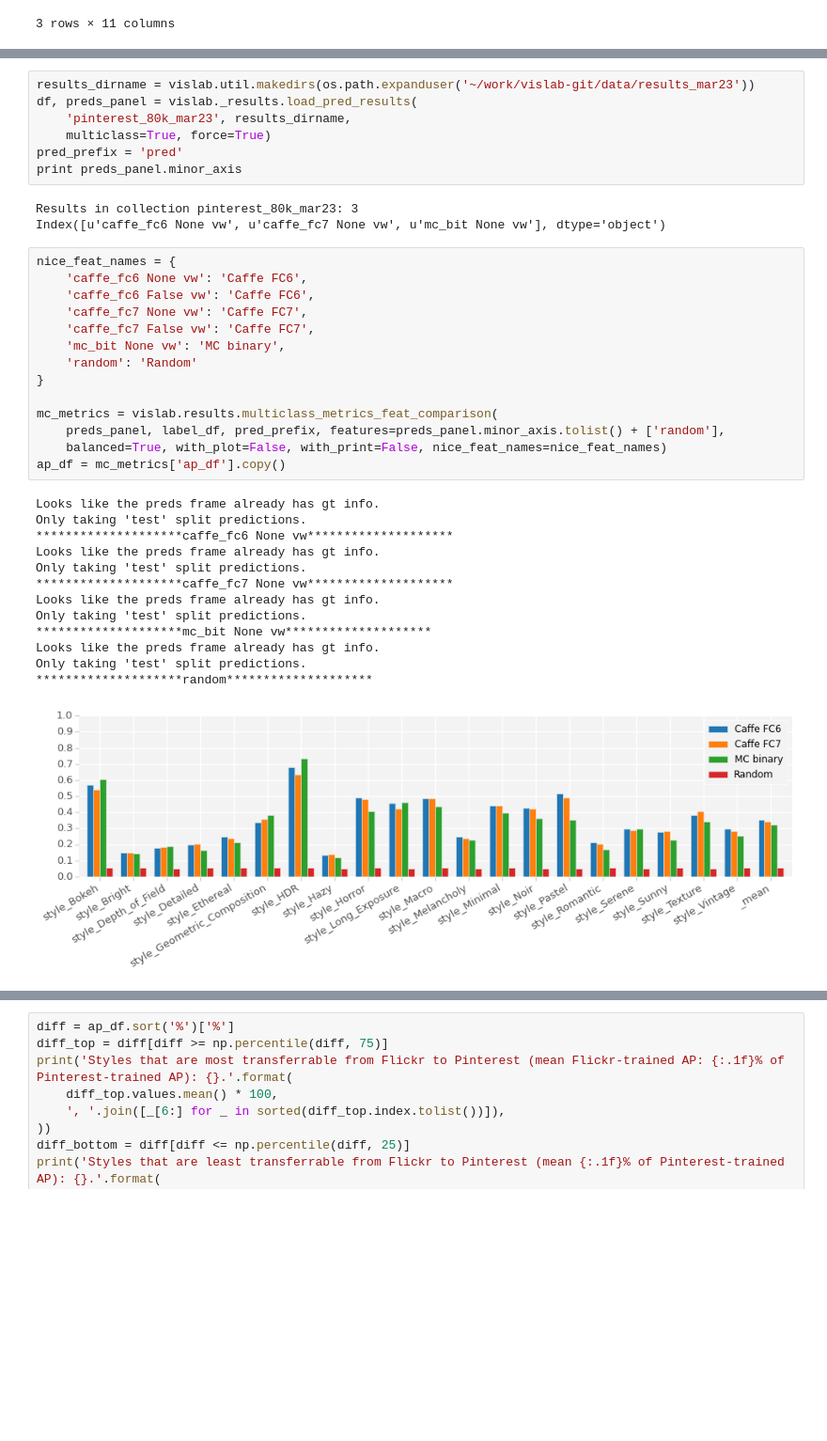
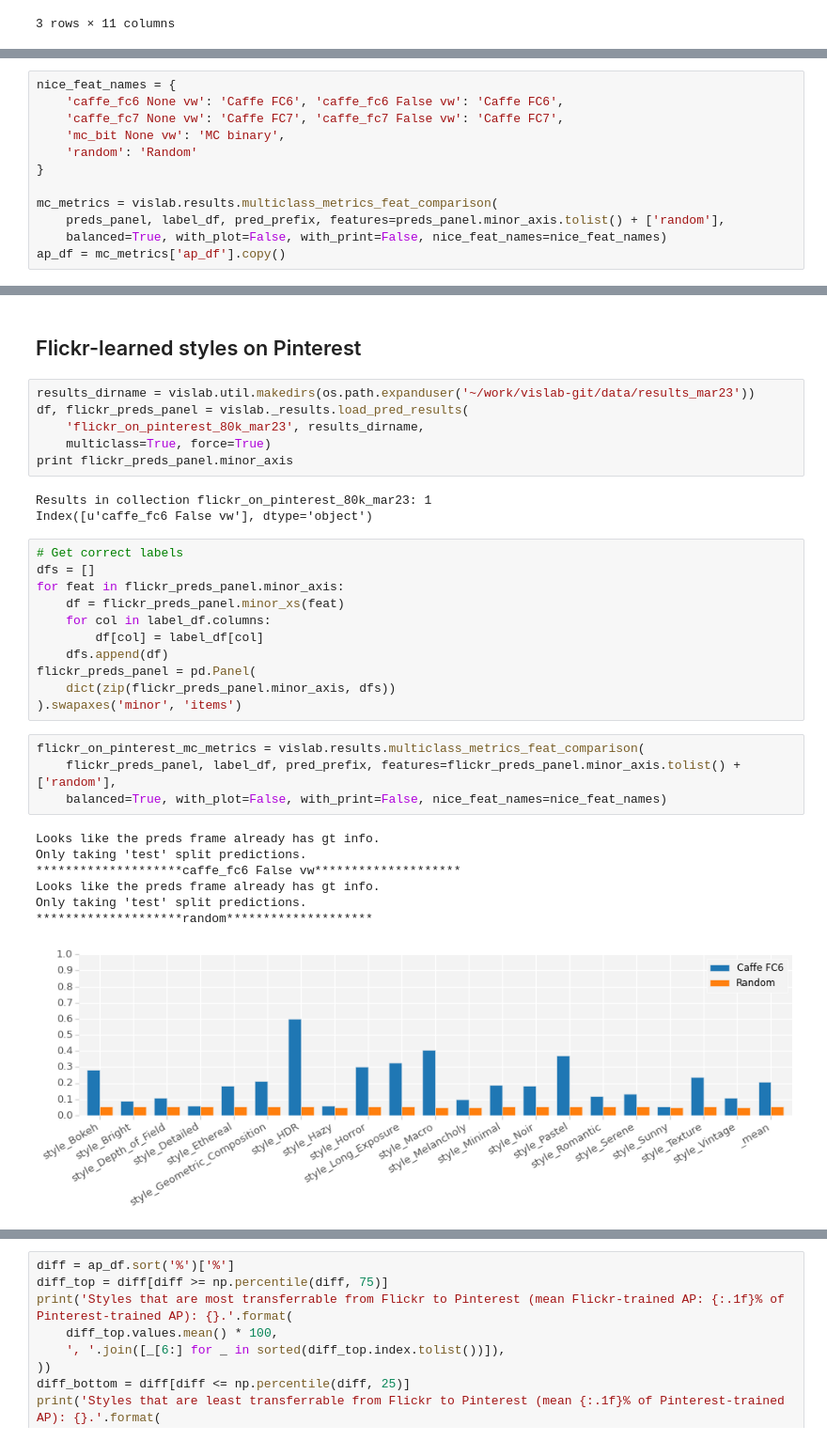
Before and after one commit to sergeyk/vislab, a Jupyter notebook: image_style_experiments/pinterest_results.ipynb, the cells around one changed output, grey strips where cells are left out. Shown: that part at 94% size. Saved outputs shown, nothing was run; the diff lists cells and outputs as text; blank space fills up the shorter version.

Commit message:
Summary of March experiments before taking a break

```diff
--- a/image_style_experiments/pinterest_results.ipynb
+++ b/image_style_experiments/pinterest_results.ipynb
@@ -47,0 +43,12 @@ pd.DataFrame([x for x in c.find()])
+# %%
+nice_feat_names = {
+    'caffe_fc6 None vw': 'Caffe FC6', 'caffe_fc6 False vw': 'Caffe FC6',
+    'caffe_fc7 None vw': 'Caffe FC7', 'caffe_fc7 False vw': 'Caffe FC7',
+    'mc_bit None vw': 'MC binary',
+    'random': 'Random'
+}
+
+mc_metrics = vislab.results.multiclass_metrics_feat_comparison(
+    preds_panel, label_df, pred_prefix, features=preds_panel.minor_axis.tolist() + ['random'],
+    balanced=True, with_plot=False, with_print=False, nice_feat_names=nice_feat_names)
+ap_df = mc_metrics['ap_df'].copy()
@@ -48,38 +70,34 @@ pd.DataFrame([x for x in c.find()])
+# %% [markdown]
+## Flickr-learned styles on Pinterest
 # %%
 results_dirname = vislab.util.makedirs(os.path.expanduser('~/work/vislab-git/data/results_mar23'))
-df, preds_panel = vislab._results.load_pred_results(
-    'pinterest_80k_mar23', results_dirname,
+df, flickr_preds_panel = vislab._results.load_pred_results(
+    'flickr_on_pinterest_80k_mar23', results_dirname,
     multiclass=True, force=True)
-pred_prefix = 'pred'
-print preds_panel.minor_axis
+print flickr_preds_panel.minor_axis
 # %% [output]
-Results in collection pinterest_80k_mar23: 3
-Index([u'caffe_fc6 None vw', u'caffe_fc7 None vw', u'mc_bit None vw'], dtype='object')
+Results in collection flickr_on_pinterest_80k_mar23: 1
+Index([u'caffe_fc6 False vw'], dtype='object')
+# %%
+# Get correct labels
+dfs = []
+for feat in flickr_preds_panel.minor_axis:
+    df = flickr_preds_panel.minor_xs(feat)
+    for col in label_df.columns:
+        df[col] = label_df[col]
+    dfs.append(df)
+flickr_preds_panel = pd.Panel(
+    dict(zip(flickr_preds_panel.minor_axis, dfs))
+).swapaxes('minor', 'items')
 # %%
-nice_feat_names = {
-    'caffe_fc6 None vw': 'Caffe FC6',
-    'caffe_fc6 False vw': 'Caffe FC6',
-    'caffe_fc7 None vw': 'Caffe FC7',
-    'caffe_fc7 False vw': 'Caffe FC7',
-    'mc_bit None vw': 'MC binary',
-    'random': 'Random'
-}
-
-mc_metrics = vislab.results.multiclass_metrics_feat_comparison(
-    preds_panel, label_df, pred_prefix, features=preds_panel.minor_axis.tolist() + ['random'],
+flickr_on_pinterest_mc_metrics = vislab.results.multiclass_metrics_feat_comparison(
+    flickr_preds_panel, label_df, pred_prefix, features=flickr_preds_panel.minor_axis.tolist() + ['random'],
     balanced=True, with_plot=False, with_print=False, nice_feat_names=nice_feat_names)
-ap_df = mc_metrics['ap_df'].copy()
 # %% [output]
 Looks like the preds frame already has gt info.
 Only taking 'test' split predictions.
-********************caffe_fc6 None vw********************
-Looks like the preds frame already has gt info.
-Only taking 'test' split predictions.
-********************caffe_fc7 None vw********************
-Looks like the preds frame already has gt info.
-Only taking 'test' split predictions.
-********************mc_bit None vw********************
+********************caffe_fc6 False vw********************
 Looks like the preds frame already has gt info.
 Only taking 'test' split predictions.
 ********************random********************
-[figure, old version]
+[figure, new version]
```
Also changed, not shown: parts of 23 cells of this notebook, 4 other files.
